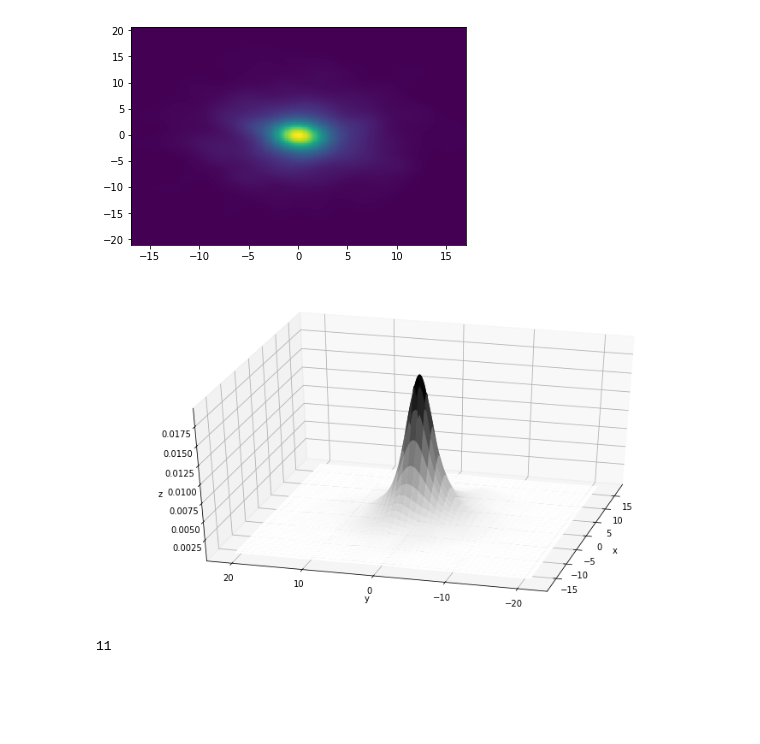
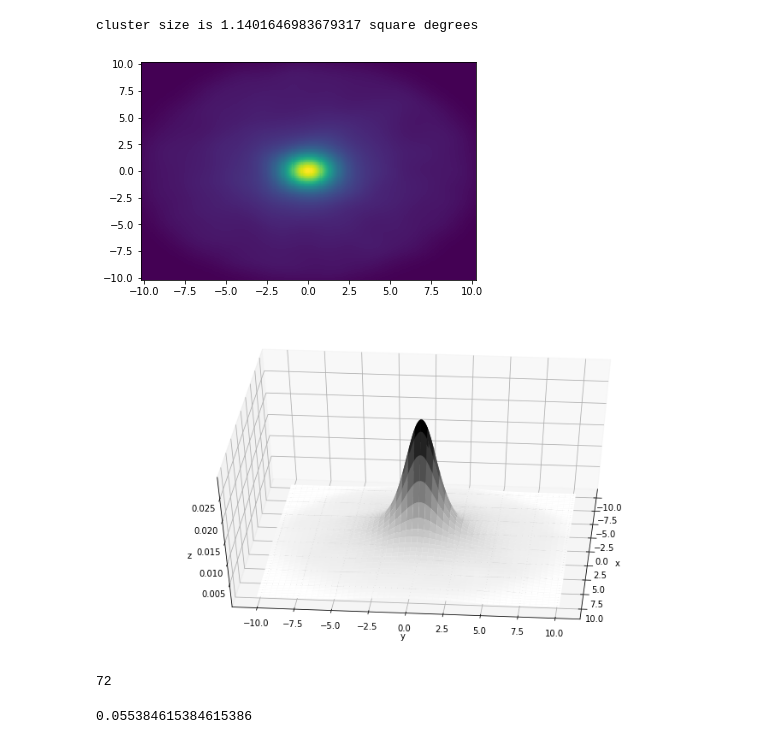
Before and after one commit to olgaborodina/GAIA_binaries, a Jupyter notebook: model/Unresolved_not_binaries.ipynb, the cells around one changed output. Drawn from its saved outputs; the diff is of its cells as text; code cells hidden in the pictures; blank space fills up the shorter version.

Commit message:
Use Kind's profile and background stars

```diff
--- a/model/Unresolved_not_binaries.ipynb
+++ b/model/Unresolved_not_binaries.ipynb
@@ -16,9 +13,42 @@ POPULATION = 1400
+# %%
+DISTANCE = 1100 #pc
+RADIUS_TIDAL = 10.25 #pc
+RADIUS_CENTRE = 2.98 #pc
+K = 27.27
+
+POPULATION = 1300
+POPULATION_BACKGROUND = 15000
+# %%
+size = (2 * RADIUS_TIDAL / DISTANCE * 206264.8 / 3600) ** 2
+print(f'cluster size is {size} square degrees')
+# %% [output]
+cluster size is 1.1401646983679317 square degrees
 # %%
+def radial_distribution():
+    r = np.linspace(0, RADIUS, 100)
+
+
+def neumann(data_1, data_2):
+    """get r randomly from radial distribution (data_2)"""
+    iter = True
+    while iter == True:
+        x, yr = random() * data_1.max(), random() * data_2.max()
+        y = interp1d(data_1, data_2)
+        if x >= data_1.min() and yr <= y(x):
+            iter = False
+            return x
+        else:
+            iter = True
+
 def make_cluster():
     angles_array = np.random.random_sample((POPULATION,)) * 2 * np.pi
-    distance_array = np.random.normal(loc=0, scale=RADIUS, size=POPULATION)
+    distance_array = kings_profile()
 
-    cluster = pd.DataFrame(data={'angle':angles_array, 'distance':np.abs(distance_array)})
+    angles_b_array = np.random.random_sample((POPULATION_BACKGROUND,)) * 2 * np.pi
+    distance_b_array = np.random.random_sample((POPULATION_BACKGROUND,)) * RADIUS_TIDAL
+
+    cluster = pd.DataFrame(data={'angle':np.append(angles_array, angles_b_array),
+                                 'distance':np.append(distance_array, distance_b_array)})
 
     cluster['x'] = cluster['distance'] * np.cos(cluster['angle'])
     cluster['y'] = cluster['distance'] * np.sin(cluster['angle'])
@@ -42,17 +83,17 @@ f = zi.reshape(xi.shape)
 plt.pcolormesh(xi, yi, f)
 plt.show()
 # %% [output]
-[figure, old version]
+[figure, new version]
 # %%
 fig = plt.figure(figsize=(13, 7))
 ax = plt.axes(projection='3d')
 ax.plot_surface(xi, yi, zi.reshape(xi.shape), cmap='binary')
 ax.set_xlabel('x')
 ax.set_ylabel('y')
 ax.set_zlabel('z')
-ax.view_init(35, 195)
+ax.view_init(45, 5)
 # %% [output]
-[figure, old version]
+[figure, new version]
 # %%
 distances = distance.pdist(cluster[['x','y']], 'euclidean')
 # %%
@@ -60,5 +104,10 @@ angular_distances = distances / DISTANCE * 206264.8
-# %%
-mask = (angular_distances < 2)
-len(angular_distances[mask])
-# %% [output]
-11
+# %%
+mask = (angular_distances_only_cluster < 1)
+unresolved_number = len(angular_distances_only_cluster[mask])
+unresolved_number
+# %% [output]
+72
+# %%
+unresolved_number / POPULATION
+# %% [output]
+0.055384615384615386
```
Also changed, not shown: parts of 4 cells of this notebook.
